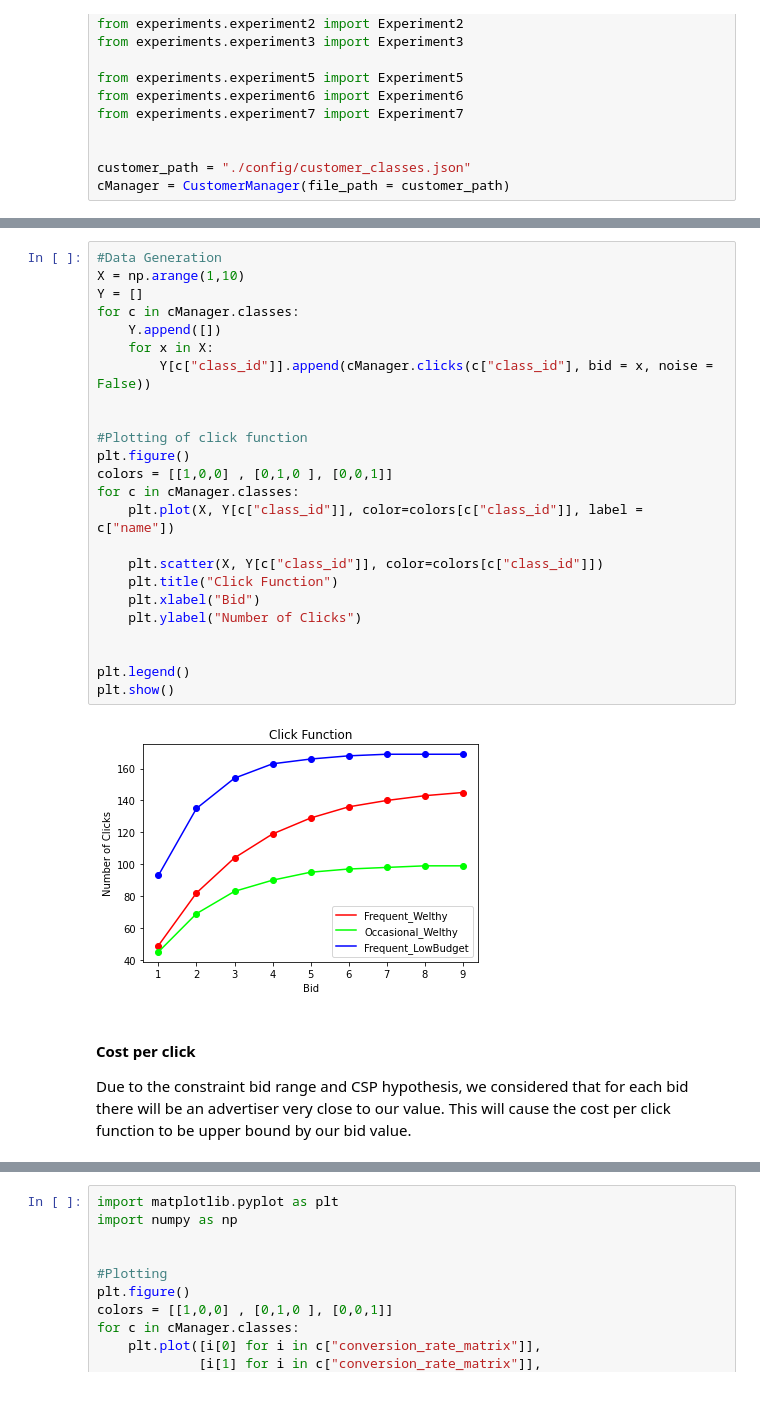
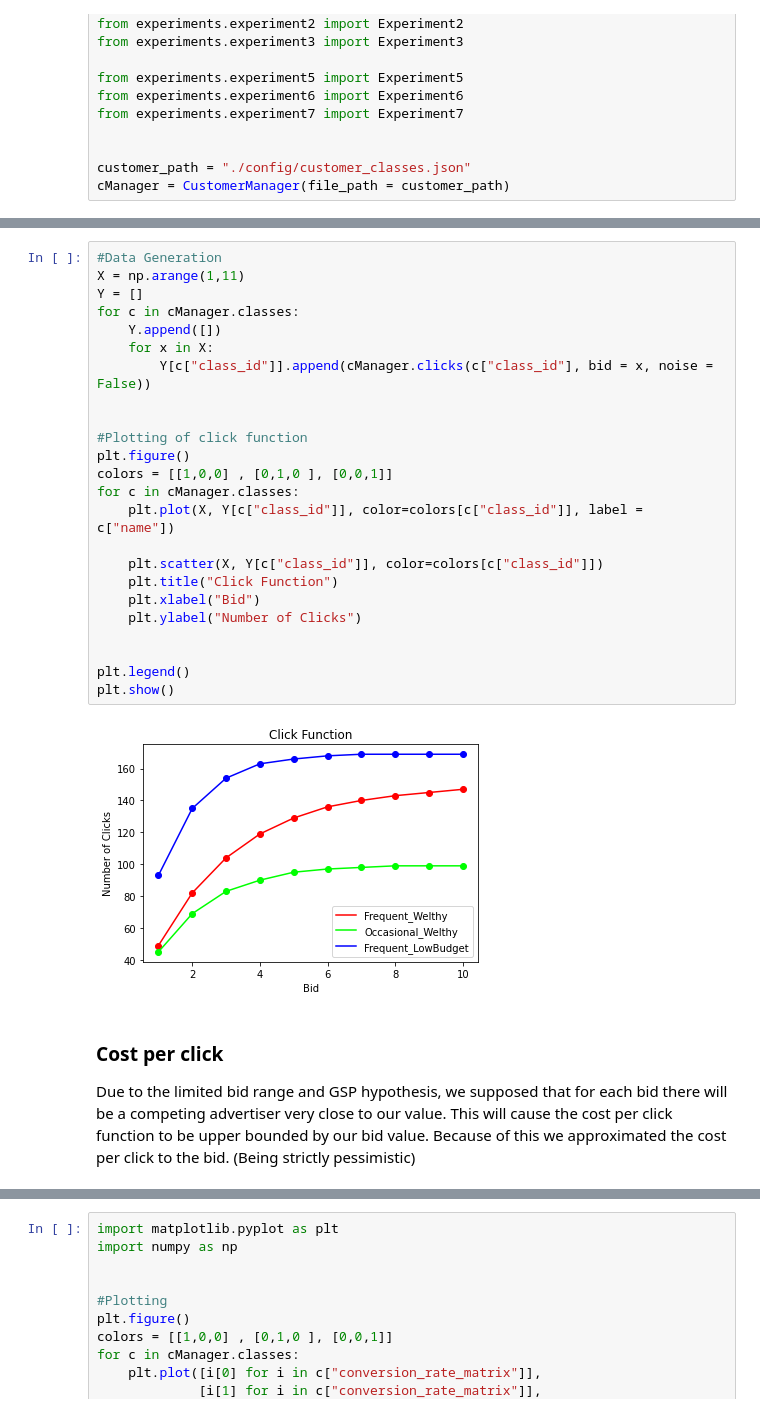
Before and after one commit to CarrattaFrancesco/DataIntelligenceApplication, a Jupyter notebook: project.ipynb, the cells around one changed output, grey strips where cells are left out. Cells and saved outputs as stored; diff of their text form.

```diff
--- a/project.ipynb
+++ b/project.ipynb
@@ -44,30 +53,31 @@ We suppose that the click function is a logistic function that saturates at diff
 # %%
 #Data Generation
-X = np.arange(1,10)
+X = np.arange(1,11)
 Y = []
 for c in cManager.classes:
     Y.append([])
     for x in X:
         Y[c["class_id"]].append(cManager.clicks(c["class_id"], bid = x, noise = False))
 
 
 #Plotting of click function
 plt.figure()
 colors = [[1,0,0] , [0,1,0 ], [0,0,1]]
 for c in cManager.classes:
     plt.plot(X, Y[c["class_id"]], color=colors[c["class_id"]], label = c["name"])
 
     plt.scatter(X, Y[c["class_id"]], color=colors[c["class_id"]])
     plt.title("Click Function")
     plt.xlabel("Bid")
     plt.ylabel("Number of Clicks")
 
 
 plt.legend()
 plt.show()
 # %% [output]
-[figure, old version]
+[figure, new version]
 # %% [markdown]
-#### Cost per click
-Due to the constraint bid range and CSP hypothesis, we considered that for each bid there will be an advertiser very close to our value. This will cause the cost per click function to be upper bound by our bid value.
+### Cost per click
+Due to the limited bid range and GSP hypothesis, we supposed that for each bid there will be a competing advertiser very close to our value. This will cause the cost per click function to be upper bounded by our bid value.
+Because of this we approximated the cost per click to the bid. (Being strictly pessimistic)
 # %% [markdown]
```
Also changed, not shown: parts of 19 cells of this notebook, 4 other files.
